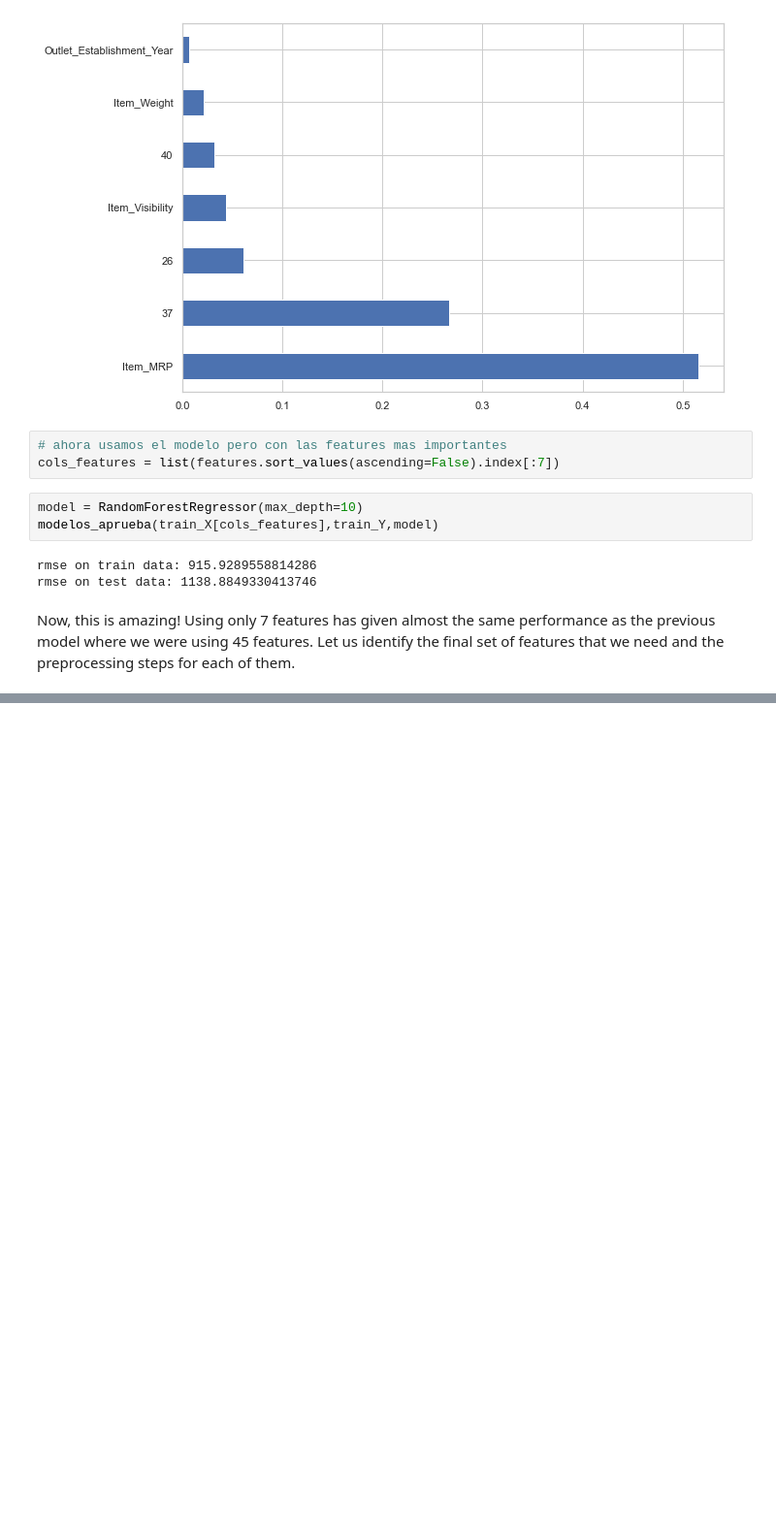
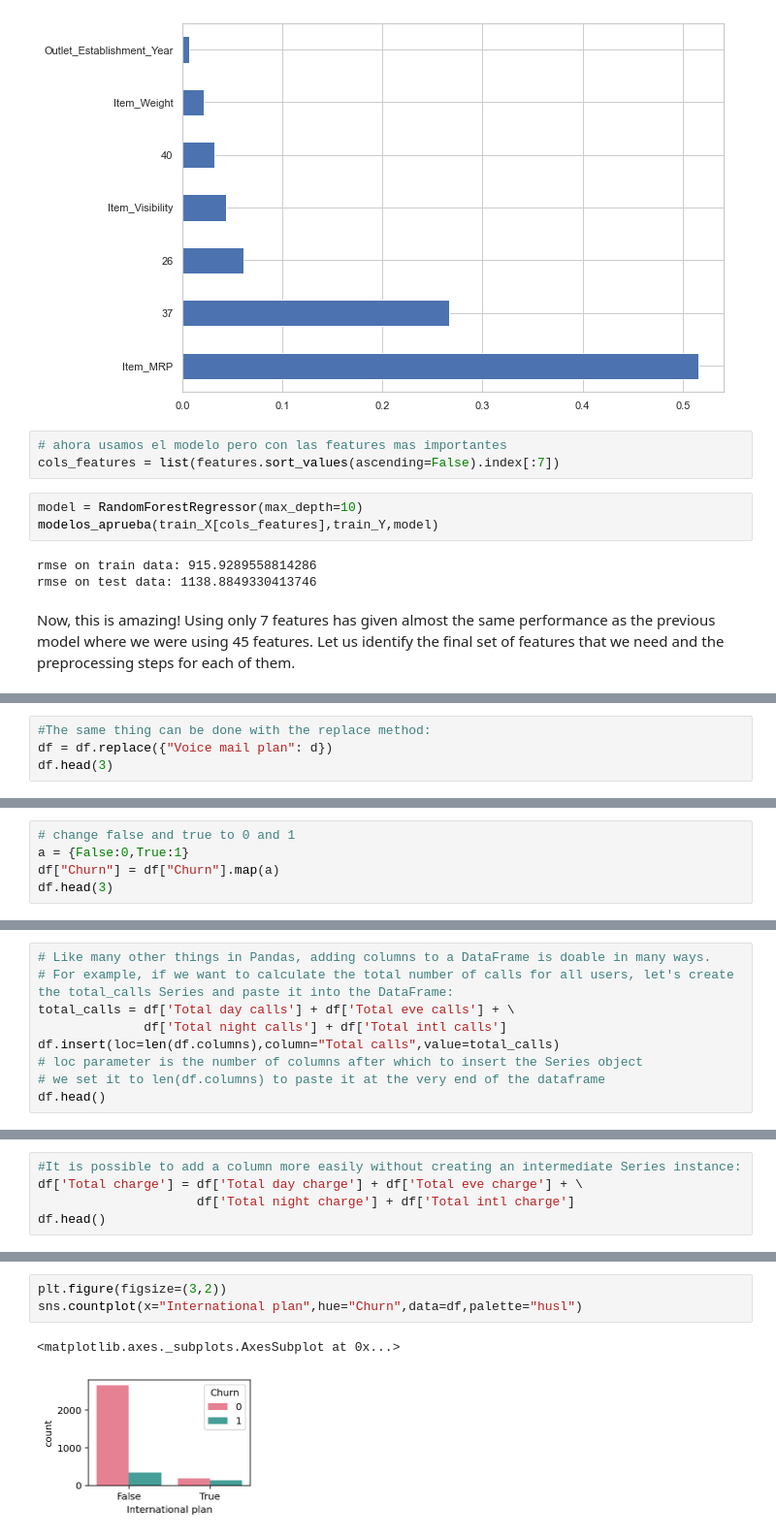
Before and after one commit to gonzalo71/TestGit, a Jupyter notebook: hoja_sucia.ipynb, the cells around one changed output, grey strips where cells are left out. Shown at 97% size. Saved outputs shown, nothing was run; the diff lists cells and outputs as text; blank space fills up the shorter version.

```diff
--- a/hoja_sucia.ipynb
+++ b/hoja_sucia.ipynb
@@ -330,0 +424,4 @@ plt.imshow(flower)
+# %%
+#The same thing can be done with the replace method:
+df = df.replace({"Voice mail plan": d})
+df.head(3)
@@ -330,0 +452,5 @@ plt.imshow(flower)
+# %%
+# change false and true to 0 and 1
+a = {False:0,True:1}
+df["Churn"] = df["Churn"].map(a)
+df.head(3)
@@ -330,0 +486,9 @@ plt.imshow(flower)
+# %%
+# Like many other things in Pandas, adding columns to a DataFrame is doable in many ways.
+# For example, if we want to calculate the total number of calls for all users, let's create the total_calls Series and paste it into the DataFrame:
+total_calls = df['Total day calls'] + df['Total eve calls'] + \
+              df['Total night calls'] + df['Total intl calls']
+df.insert(loc=len(df.columns),column="Total calls",value=total_calls)
+# loc parameter is the number of columns after which to insert the Series object
+# we set it to len(df.columns) to paste it at the very end of the dataframe
+df.head()
@@ -330,0 +503,5 @@ plt.imshow(flower)
+# %%
+#It is possible to add a column more easily without creating an intermediate Series instance:
+df['Total charge'] = df['Total day charge'] + df['Total eve charge'] + \
+                     df['Total night charge'] + df['Total intl charge']
+df.head()
@@ -330,0 +534,6 @@ plt.imshow(flower)
+# %%
+plt.figure(figsize=(3,2))
+sns.countplot(x="International plan",hue="Churn",data=df,palette="husl")
+# %% [output]
+<matplotlib.axes._subplots.AxesSubplot at 0x...>
+[figure, added]
```
Also changed, not shown: parts of 40 cells of this notebook.
